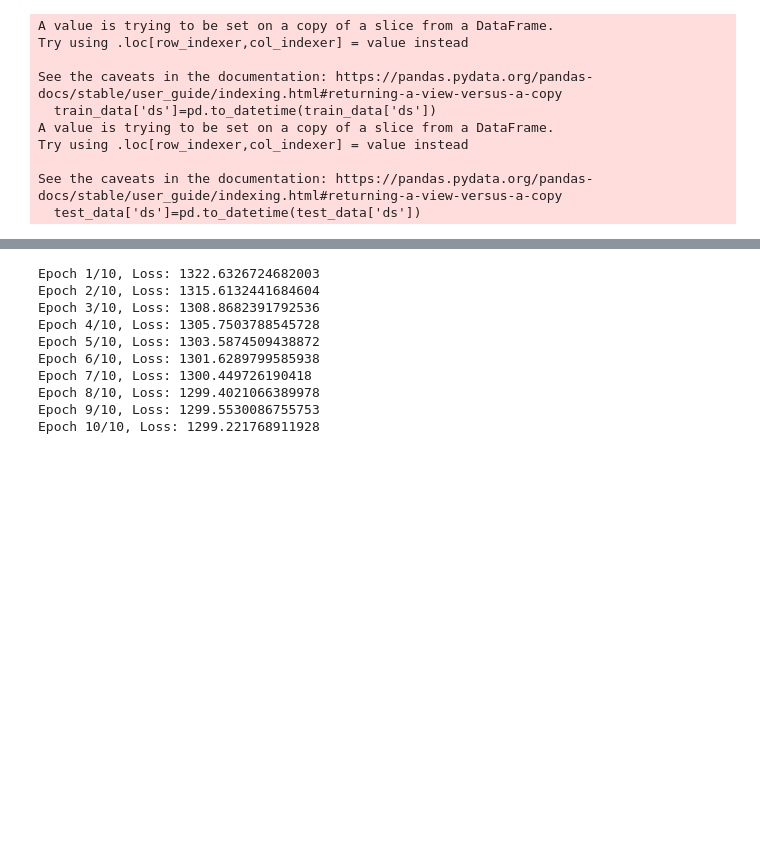
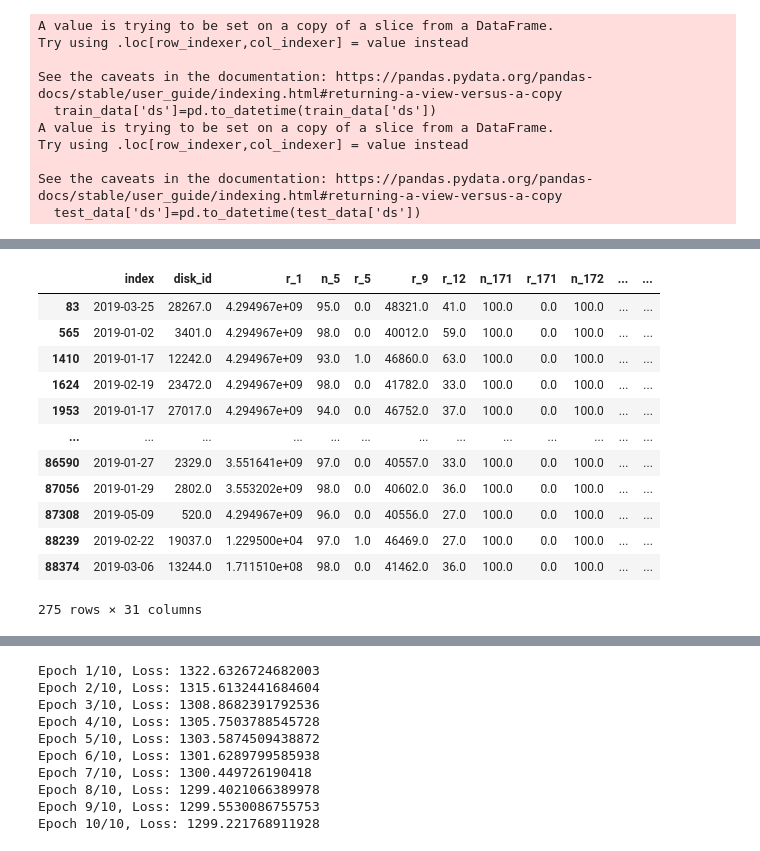
Before and after one commit to passion3659/ssd-failure, a Jupyter notebook: MA1_by_LSTM.ipynb, the cells around one changed output, grey strips where cells are left out. Drawn from its saved outputs; the diff is of its cells as text; code cells hidden in the pictures; blank space fills up the shorter version.

```diff
--- a/MA1_by_LSTM.ipynb
+++ b/MA1_by_LSTM.ipynb
@@ -114,0 +131,16 @@ filled_data
+# %%
+filled_data[filled_data['label']==1]
+# %% [output]
+|  | index | disk_id | r_1 | n_5 | r_5 | r_9 | r_12 | n_171 | r_171 | n_172 | ... | ... |
+| 83 | 2019-03-25 | 28267.0 | 4.294967e+09 | 95.0 | 0.0 | 48321.0 | 41.0 | 100.0 | 0.0 | 100.0 | ... | ... |
+| 565 | 2019-01-02 | 3401.0 | 4.294967e+09 | 98.0 | 0.0 | 40012.0 | 59.0 | 100.0 | 0.0 | 100.0 | ... | ... |
+| 1410 | 2019-01-17 | 12242.0 | 4.294967e+09 | 93.0 | 1.0 | 46860.0 | 63.0 | 100.0 | 0.0 | 100.0 | ... | ... |
+| 1624 | 2019-02-19 | 23472.0 | 4.294967e+09 | 98.0 | 0.0 | 41782.0 | 33.0 | 100.0 | 0.0 | 100.0 | ... | ... |
+| 1953 | 2019-01-17 | 27017.0 | 4.294967e+09 | 94.0 | 0.0 | 46752.0 | 37.0 | 100.0 | 0.0 | 100.0 | ... | ... |
+| ... | ... | ... | ... | ... | ... | ... | ... | ... | ... | ... | ... | ... |
+| 86590 | 2019-01-27 | 2329.0 | 3.551641e+09 | 97.0 | 0.0 | 40557.0 | 33.0 | 100.0 | 0.0 | 100.0 | ... | ... |
+| 87056 | 2019-01-29 | 2802.0 | 3.553202e+09 | 98.0 | 0.0 | 40602.0 | 36.0 | 100.0 | 0.0 | 100.0 | ... | ... |
+| 87308 | 2019-05-09 | 520.0 | 4.294967e+09 | 96.0 | 0.0 | 40556.0 | 27.0 | 100.0 | 0.0 | 100.0 | ... | ... |
+| 88239 | 2019-02-22 | 19037.0 | 1.229500e+04 | 97.0 | 1.0 | 46469.0 | 27.0 | 100.0 | 0.0 | 100.0 | ... | ... |
+| 88374 | 2019-03-06 | 13244.0 | 1.711510e+08 | 98.0 | 0.0 | 41462.0 | 36.0 | 100.0 | 0.0 | 100.0 | ... | ... |
+275 rows × 31 columns
```
Also changed, not shown: parts of 18 cells of this notebook, 5 other files.
